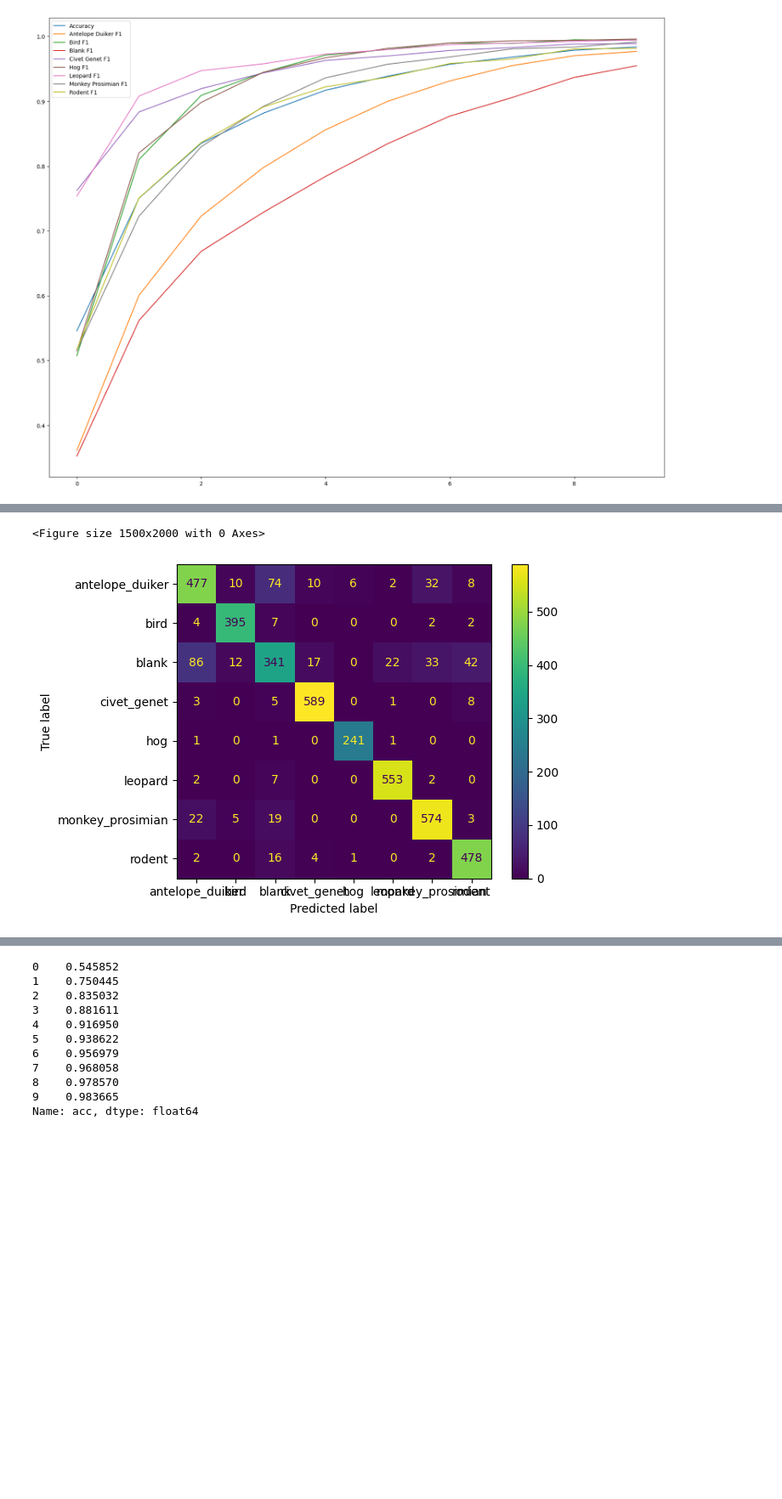
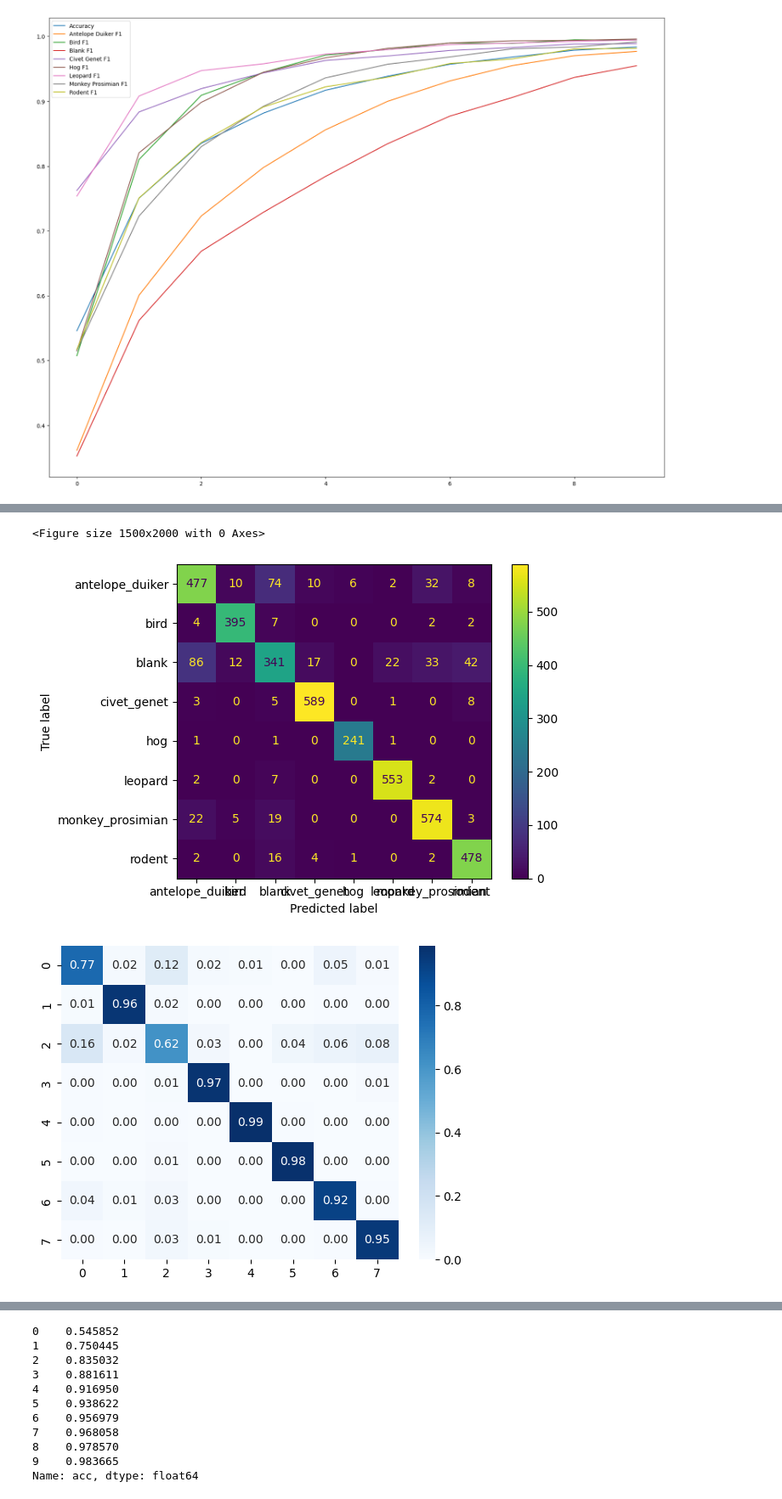
Before and after one commit to amannindra/DSS-Image-Classification, a Jupyter notebook: DSSAnimalClassification/data_analysis.ipynb, the cells around one changed output, grey strips where cells are left out. Shown at 85% size. Cells and saved outputs as stored; diff of their text form; code cells hidden in the pictures; blank space fills up the shorter version.

```diff
--- a/DSSAnimalClassification/data_analysis.ipynb
+++ b/DSSAnimalClassification/data_analysis.ipynb
@@ -204,14 +244,21 @@ plt.show()
-# %%
-cm = val_metrics[9]["confusion_matrix"]
-cm = np.array(cm)
-figure = plt.figure(figsize=(15, 20))
-disp = ConfusionMatrixDisplay(confusion_matrix=cm, display_labels=class_names)
-
-disp.plot()
-plt.show()
-# %% [output]
-<Figure size 1500x2000 with 0 Axes>
-[figure, removed]
+# %%
+cm = val_metrics[9]["confusion_matrix"]
+cm = np.array(cm)
+figure = plt.figure(figsize=(15, 20))
+disp = ConfusionMatrixDisplay(confusion_matrix=cm, display_labels=class_names)
+
+disp.plot()
+plt.show()
+
+
+C_norm = cm / cm.sum(axis=1, keepdims=True)
+C_norm
+sns.heatmap(C_norm, annot=True, fmt='.2f', cmap='Blues')
+plt.show()
+# %% [output]
+<Figure size 1500x2000 with 0 Axes>
+[figure, added]
+[figure, added]
 # %%
 fig, axes = plt.subplots(2, 2, figsize=(15, 10))
 train_df = pd.read_csv('resnet18/output/train_metrics.csv')
```
Also changed, not shown: parts of 10 cells of this notebook, 3 other files.
